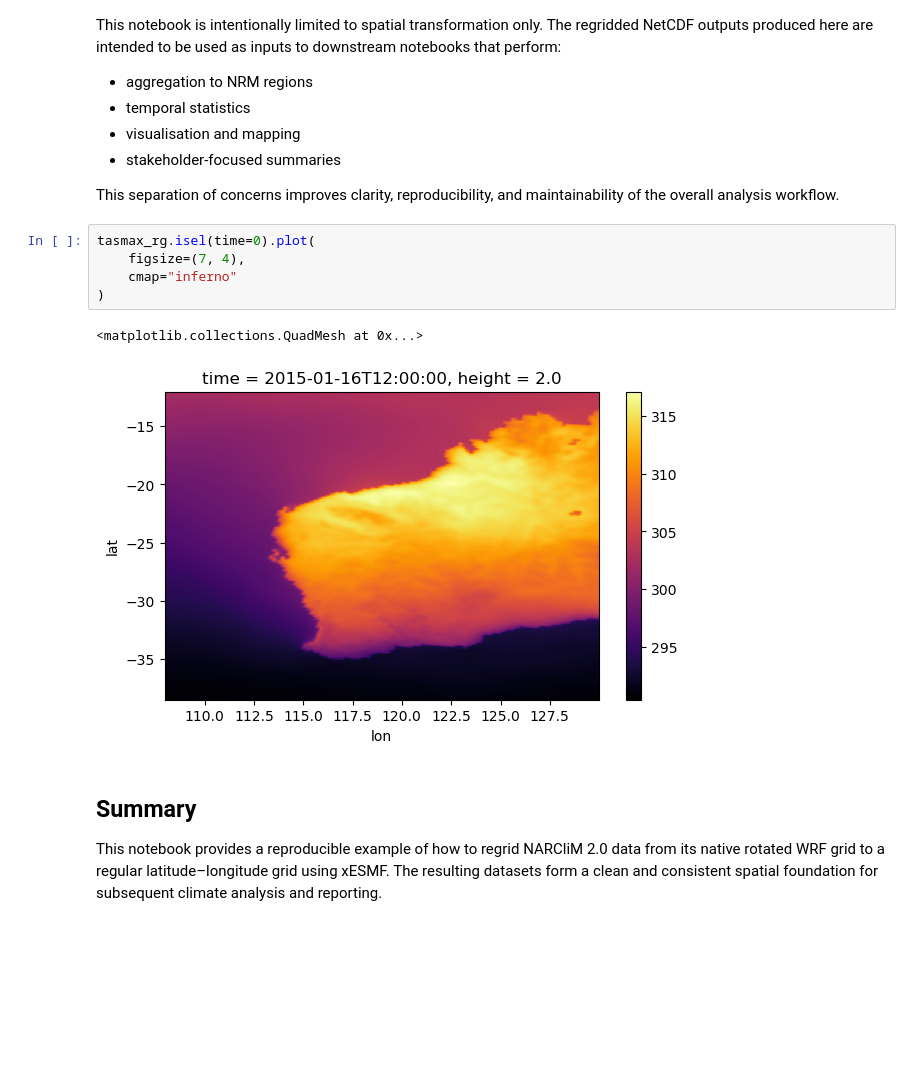
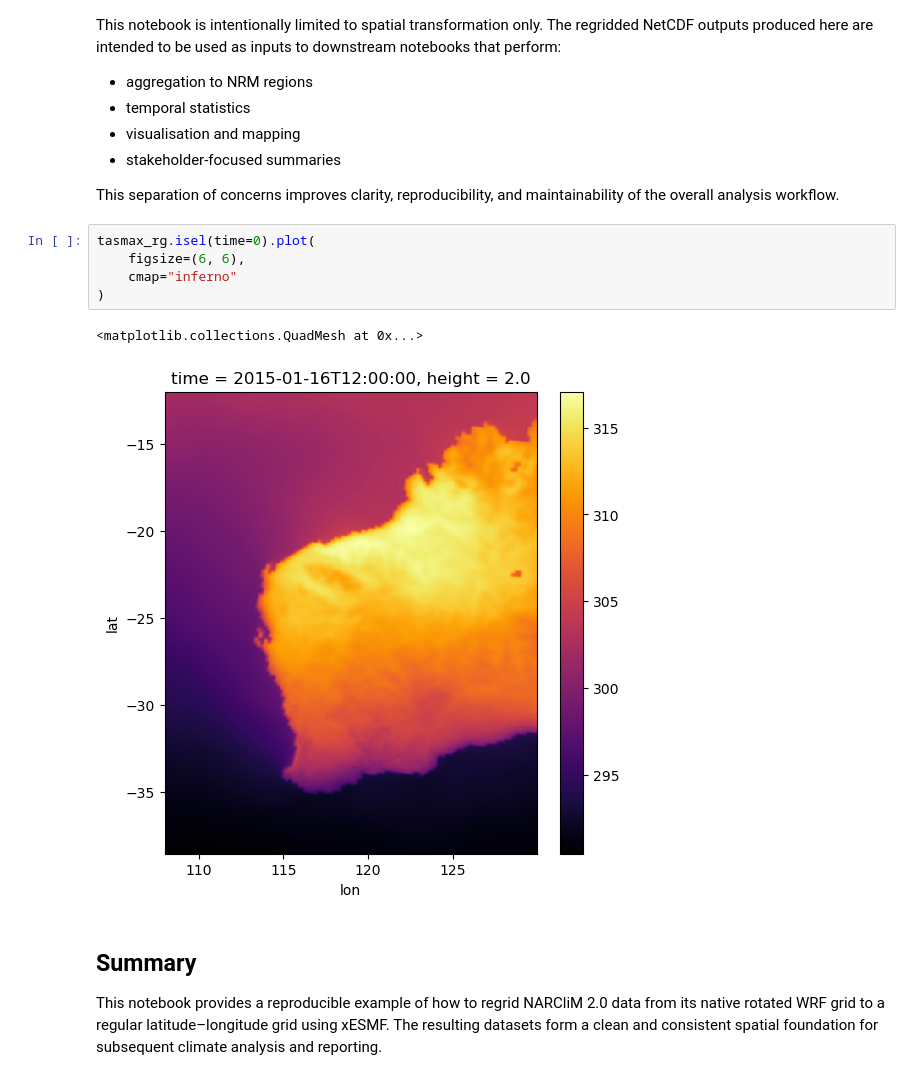
Before and after one commit to DikshaSagar/DWER, a Jupyter notebook: 02_regridding.ipynb, the cells around one changed output. Cells and saved outputs as stored; diff of their text form; blank space fills up the shorter version.

```diff
--- a/02_regridding.ipynb
+++ b/02_regridding.ipynb
@@ -201,12 +271,12 @@ This separation of concerns improves clarity, reproducibility, and maintainabili
 of the overall analysis workflow.
 # %%
 tasmax_rg.isel(time=0).plot(
-    figsize=(7, 4),
+    figsize=(6, 6),
     cmap="inferno"
 )
 # %% [output]
 <matplotlib.collections.QuadMesh at 0x...>
-[figure, old version]
+[figure, new version]
 # %% [markdown]
 ## Summary
 
```
Also changed, not shown: parts of 4 cells of this notebook.
